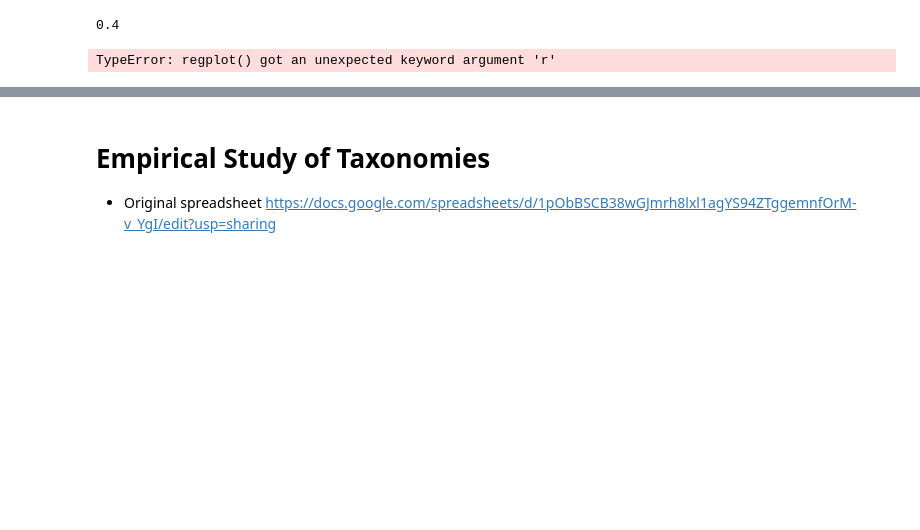
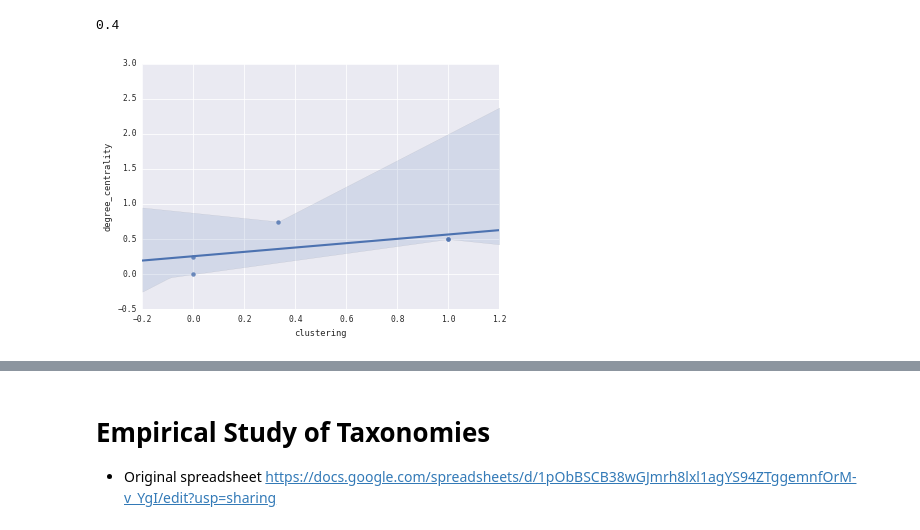
Before and after one commit to sical/NameThatChart, a Jupyter notebook: notebook/first-data-analysis.ipynb, the cells around one changed output, grey strips where cells are left out. Cells and saved outputs as stored; diff of their text form; code cells hidden in the pictures; blank space fills up the shorter version.

Commit message:
More data analysis

```diff
--- a/notebook/first-data-analysis.ipynb
+++ b/notebook/first-data-analysis.ipynb
@@ -585,7 +596,7 @@ d = {'clustering': clustering, 'degree_centrality': degree_centrality}
 # %%
 df_graph = pd.DataFrame(d)
 # %%
-sns.regplot(x="clustering", y="degree_centrality", r="degree_centrality", data=df_graph)
+sns.regplot(x="clustering", y="degree_centrality", data=df_graph)
 show()
 # %% [output]
-TypeError: regplot() got an unexpected keyword argument 'r'
+[figure, added]
```
Also changed, not shown: parts of 9 cells of this notebook, 1 other file.
